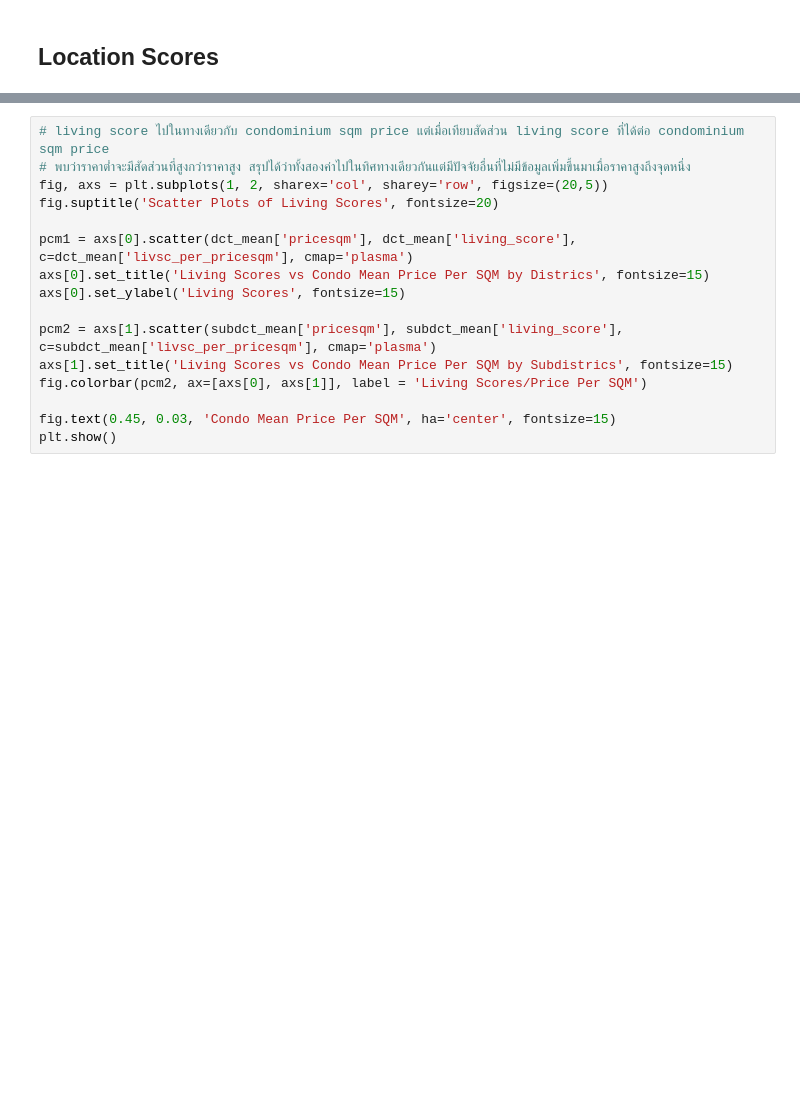
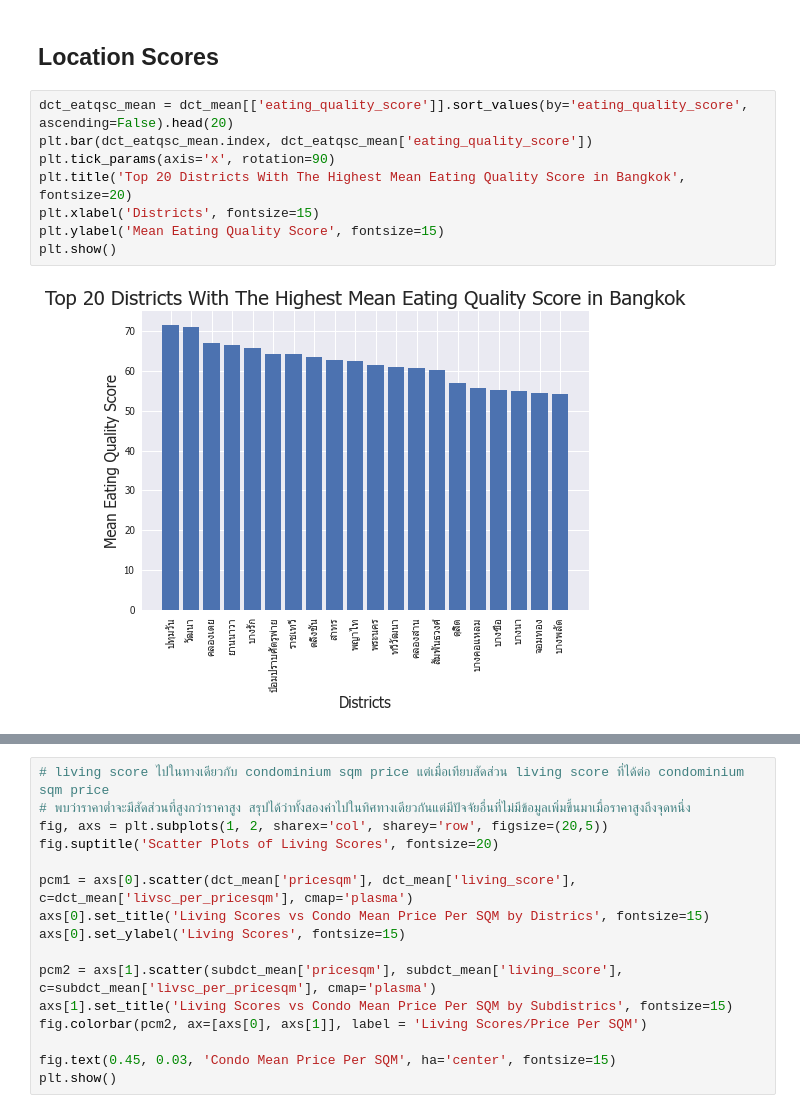
Before and after one commit to terjirapat/DADS5001-Project, a Jupyter notebook: project.ipynb, the cells around one changed output, grey strips where cells are left out. Saved outputs shown, nothing was run; the diff lists cells and outputs as text; blank space fills up the shorter version.

```diff
--- a/project.ipynb
+++ b/project.ipynb
@@ -543,3 +543,13 @@ plt.show()
 [figure]
 # %% [markdown]
 ## Location Scores
+# %%
+dct_eatqsc_mean = dct_mean[['eating_quality_score']].sort_values(by='eating_quality_score', ascending=False).head(20)
+plt.bar(dct_eatqsc_mean.index, dct_eatqsc_mean['eating_quality_score'])
+plt.tick_params(axis='x', rotation=90)
+plt.title('Top 20 Districts With The Highest Mean Eating Quality Score in Bangkok', fontsize=20)
+plt.xlabel('Districts', fontsize=15)
+plt.ylabel('Mean Eating Quality Score', fontsize=15)
+plt.show()
+# %% [output]
+[figure, added]
```
Also changed, not shown: parts of 2 cells of this notebook.
